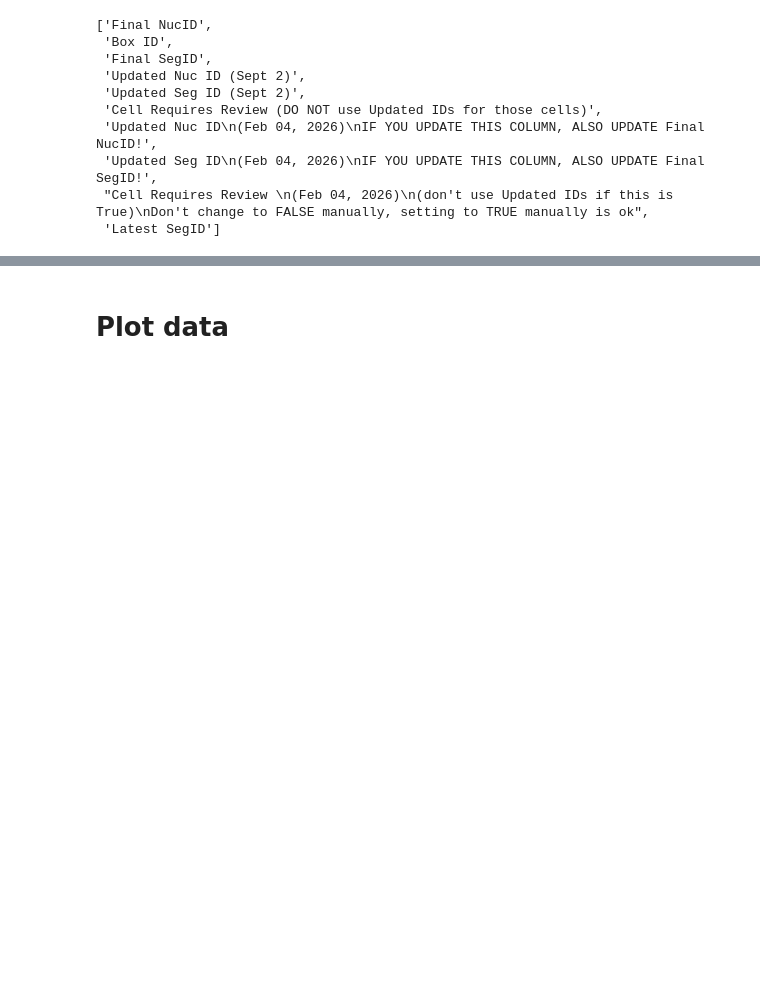
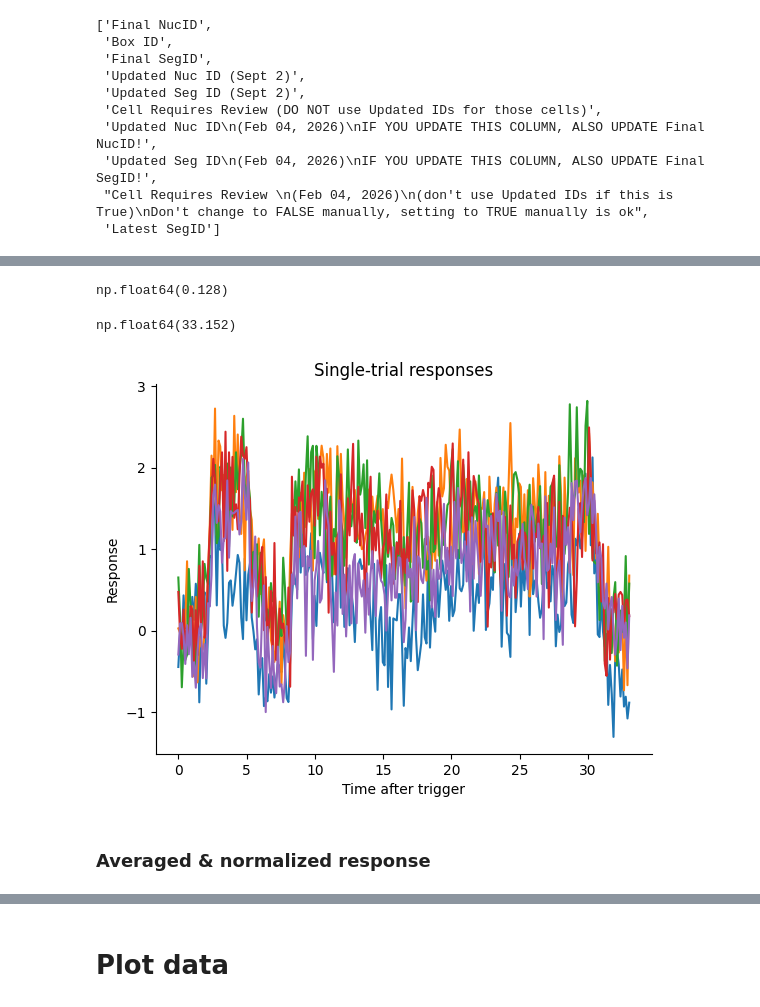
Before and after one commit to eyewire2/eyewire2-functional-analysis, a Jupyter notebook: notebooks/tutorial/plot_raw_data/plot_raw_data.ipynb, the cells around one changed output, grey strips where cells are left out. Saved outputs shown, nothing was run; the diff lists cells and outputs as text; code cells hidden in the pictures; blank space fills up the shorter version.

```diff
--- a/notebooks/tutorial/plot_raw_data/plot_raw_data.ipynb
+++ b/notebooks/tutorial/plot_raw_data/plot_raw_data.ipynb
@@ -47,0 +137,4 @@ df = data_loader.load_df_rois_morph(
+# %%
+#raw trace cut into its five trials
+trials = df['chirp_snippets'][0]
+trials
@@ -47,0 +150,24 @@ df = data_loader.load_df_rois_morph(
+# %%
+#time delta between samples
+dt_trial = df['chirp_snippets_dt'][0]
+dt_trial
+# %% [output]
+np.float64(0.128)
+# %%
+### duration of a single chirp trial
+dt_trial * len(trials)
+# %% [output]
+np.float64(33.152)
+# %%
+time = np.arange(0,stop=dt_trial*len(trials),step=dt_trial)
+# %%
+plt.plot(time,trials)
+sns.despine()
+plt.title('Single-trial responses')
+plt.ylabel('Response')
+plt.xlabel('Time after trigger')
+plt.show()
+# %% [output]
+[figure, added]
+# %% [markdown]
+### Averaged & normalized response
```
Also changed, not shown: parts of 17 cells of this notebook.
